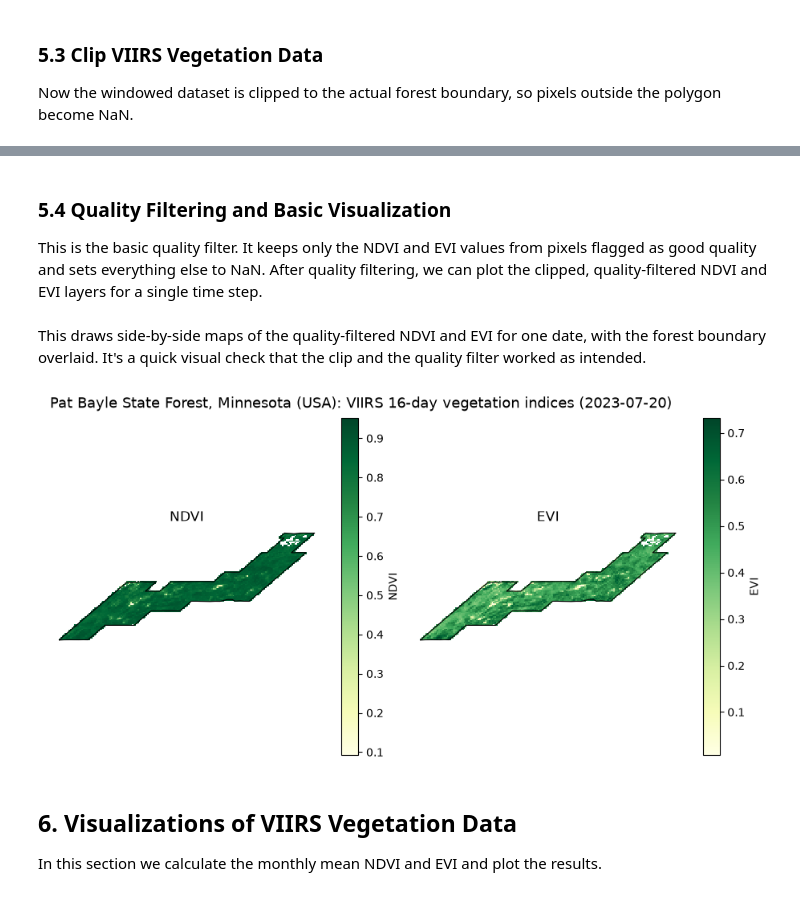
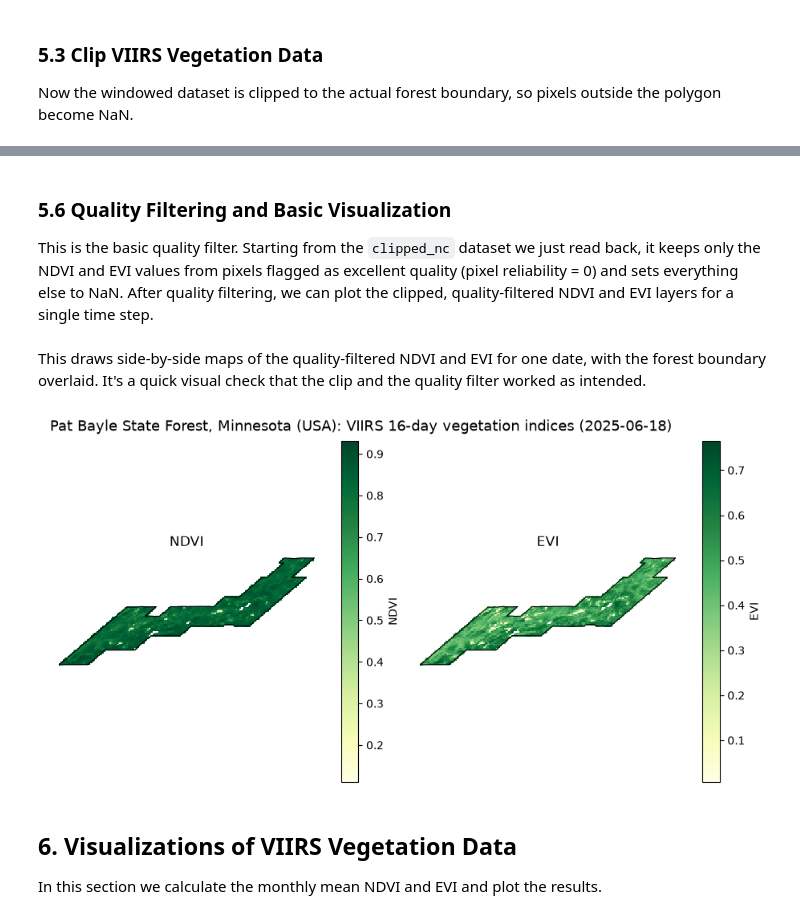
Before and after one commit to nasa/MODIS-VIIRS-Data-Resources, a Jupyter notebook: python/tutorials/Exploring_VIIRS_Vegetation_Data_From_Earthdata_Cloud.ipynb, the cells around one changed output, grey strips where cells are left out. Saved outputs shown, nothing was run; the diff lists cells and outputs as text; code cells hidden in the pictures.

```diff
--- a/python/tutorials/Exploring_VIIRS_Vegetation_Data_From_Earthdata_Cloud.ipynb
+++ b/python/tutorials/Exploring_VIIRS_Vegetation_Data_From_Earthdata_Cloud.ipynb
@@ -352,0 +393,5 @@ clipped = ds.rio.clip(aoi.geometry, all_touched=True)
+# %%
+with xr.open_dataset("pat_bayle_vj113a1_clipped.nc", engine="h5netcdf") as f:
+    clipped_nc = f.load()
+
+clipped_nc
@@ -353,30 +411,31 @@ clipped = ds.rio.clip(aoi.geometry, all_touched=True)
 # %% [markdown]
-### 5.4 Quality Filtering and Basic Visualization
-This is the basic quality filter. It keeps only the NDVI and EVI values from pixels flagged as good quality and sets everything else to NaN. After quality filtering, we can plot the clipped, quality-filtered NDVI and EVI layers for a single time step.
+### 5.6 Quality Filtering and Basic Visualization
+This is the basic quality filter. Starting from the `clipped_nc` dataset we just read back, it keeps only the NDVI and EVI values from pixels flagged as excellent quality (pixel reliability = 0) and sets everything else to NaN. After quality filtering, we can plot the clipped, quality-filtered NDVI and EVI layers for a single time step.
 # %%
-good = clipped["500 m 16 days pixel reliability"] == 0
-ndvi = clipped["500 m 16 days NDVI"].where(good)
-evi  = clipped["500 m 16 days EVI"].where(good)
+good = clipped_nc["500 m 16 days pixel reliability"] == 0
+ndvi = clipped_nc["500 m 16 days NDVI"].where(good)
+evi  = clipped_nc["500 m 16 days EVI"].where(good)
 # %% [markdown]
 This draws side-by-side maps of the quality-filtered NDVI and EVI for one date, with the forest boundary overlaid. It's a quick visual check that the clip and the quality filter worked as intended.
 # %%
-t = "2023-07-20"
+t = "2025-06-18"
+date = str(ndvi.sel(time=t, method="nearest").time.values)[:10]  # composite actually plotted
 
 fig, axes = plt.subplots(1, 2, figsize=(9, 4.6), layout="constrained")
-fig.suptitle(f"Pat Bayle State Forest, Minnesota (USA): VIIRS 16-day vegetation indices ({t})", x=0.01, ha="left", fontsize=13)
+fig.suptitle(f"Pat Bayle State Forest, Minnesota (USA): VIIRS 16-day vegetation indices ({date})", x=0.01, ha="left", fontsize=13)
 
 ndvi.sel(time=t, method="nearest").plot.imshow(ax=axes[0], cmap="YlGn", cbar_kwargs={"label": "NDVI"})
 evi.sel(time=t, method="nearest").plot.imshow(ax=axes[1], cmap="YlGn", cbar_kwargs={"label": "EVI"})
 
 for ax, name in zip(axes, ["NDVI", "EVI"]):
     aoi.boundary.plot(ax=ax, color="k", lw=0.8)
     ax.set_title(name)
     ax.set_aspect("equal")
     ax.set_axis_off()
 
 plt.show()
 # %% [output]
-[figure, old version]
+[figure, new version]
 # %% [markdown]
 ## 6. Visualizations of VIIRS Vegetation Data <a id="visualizations"></a>
 In this section we calculate the monthly mean NDVI and EVI and plot the results.
```
Also changed, not shown: parts of 32 cells of this notebook, 4 other files.
